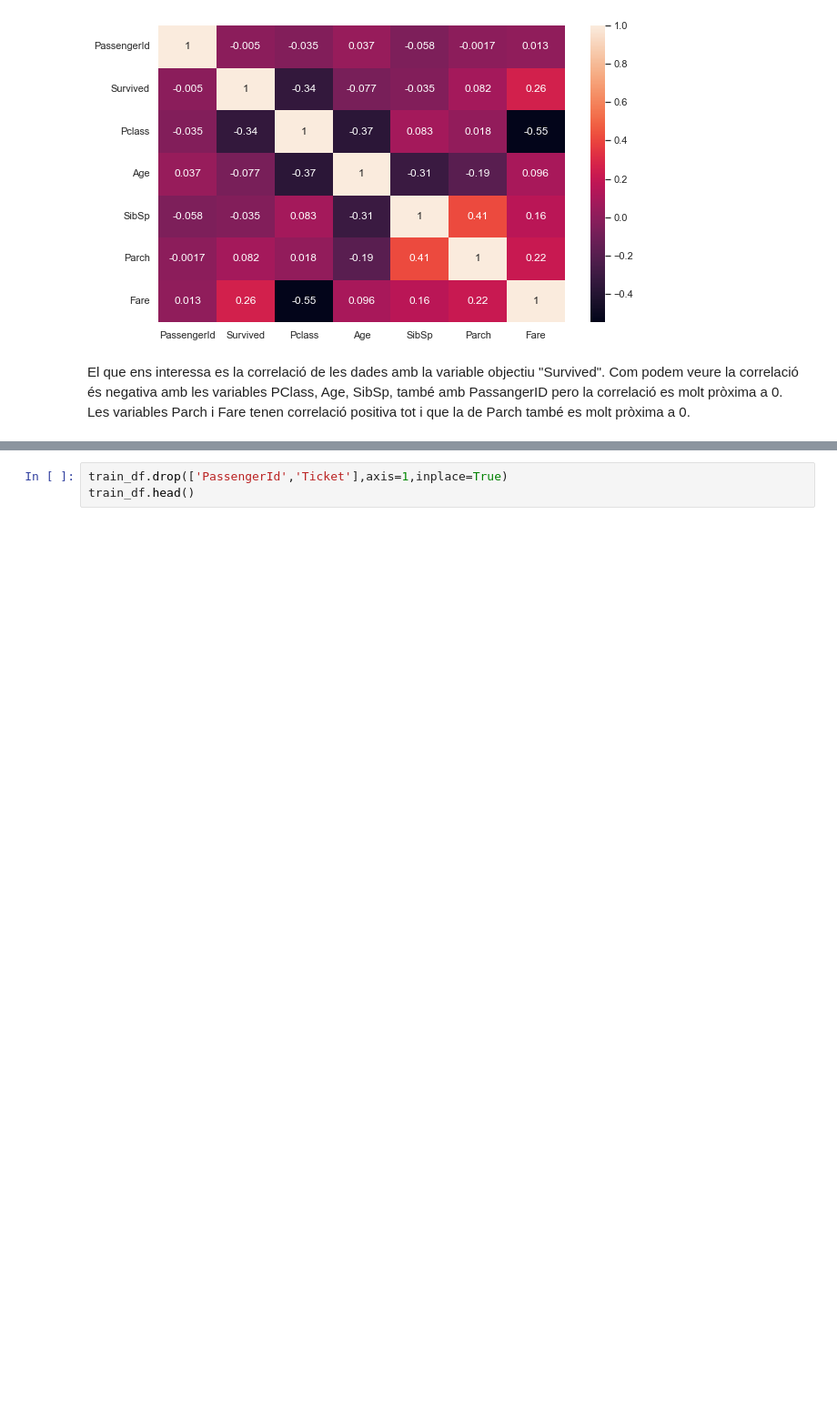
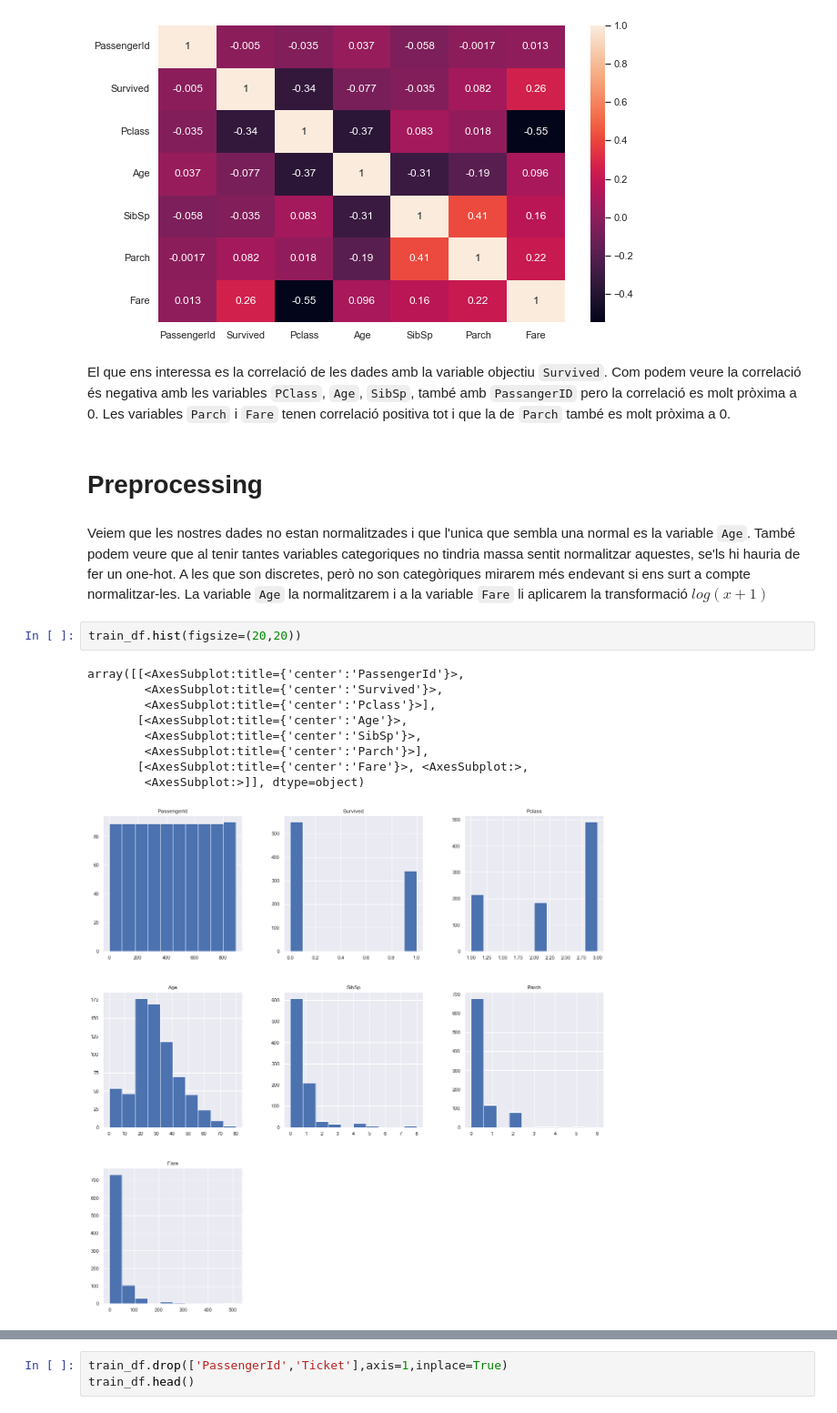
Before and after one commit to Zynokrex/Classificaci-_APC, a Jupyter notebook: Pràctica2_Pregs.ipynb, the cells around one changed output, grey strips where cells are left out. Shown at 91% size. Saved outputs shown, nothing was run; the diff lists cells and outputs as text; blank space fills up the shorter version.

```diff
--- a/Pràctica2_Pregs.ipynb
+++ b/Pràctica2_Pregs.ipynb
@@ -211,5 +243,21 @@ sns.heatmap(train_df.corr(), annot = True, fmt='.2g')
 <AxesSubplot:>
 [figure]
 # %% [markdown]
-El que ens interessa es la correlació de les dades amb la variable objectiu "Survived". Com podem veure la correlació és negativa amb les variables PClass, Age, SibSp, també amb PassangerID pero la correlació es molt pròxima a 0. Les variables Parch i Fare tenen correlació positiva tot i que la de Parch també es molt pròxima a 0.
+El que ens interessa es la correlació de les dades amb la variable objectiu `Survived`. Com podem veure la correlació és negativa amb les variables `PClass`, `Age`, `SibSp`, també amb `PassangerID` pero la correlació es molt pròxima a 0. Les variables `Parch` i `Fare` tenen correlació positiva tot i que la de `Parch` també es molt pròxima a 0.
+# %% [markdown]
+# Preprocessing
+# %% [markdown]
+Veiem que les nostres dades no estan normalitzades i que l'unica que sembla una normal es la variable `Age`. També podem veure que al tenir tantes variables categoriques no tindria massa sentit normalitzar aquestes, se'ls hi hauria de fer un one-hot. A les que son discretes, però no son categòriques mirarem més endevant si ens surt a compte normalitzar-les. La variable `Age` la normalitzarem i a la variable `Fare`  li aplicarem la transformació  $log(x+1)$
+# %%
+train_df.hist(figsize=(20,20))
+# %% [output]
+array([[<AxesSubplot:title={'center':'PassengerId'}>,
+        <AxesSubplot:title={'center':'Survived'}>,
+        <AxesSubplot:title={'center':'Pclass'}>],
+       [<AxesSubplot:title={'center':'Age'}>,
+        <AxesSubplot:title={'center':'SibSp'}>,
+        <AxesSubplot:title={'center':'Parch'}>],
+       [<AxesSubplot:title={'center':'Fare'}>, <AxesSubplot:>,
+        <AxesSubplot:>]], dtype=object)
+[figure, added]
 # %% [markdown]
```
Also changed, not shown: parts of 32 cells of this notebook.
